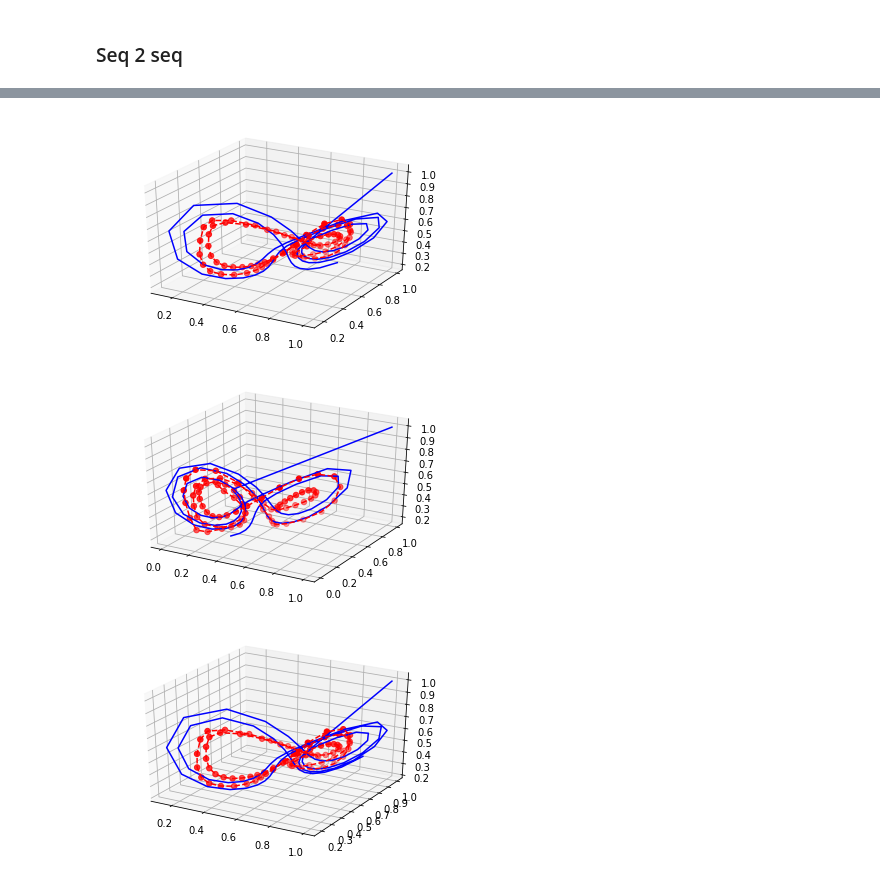
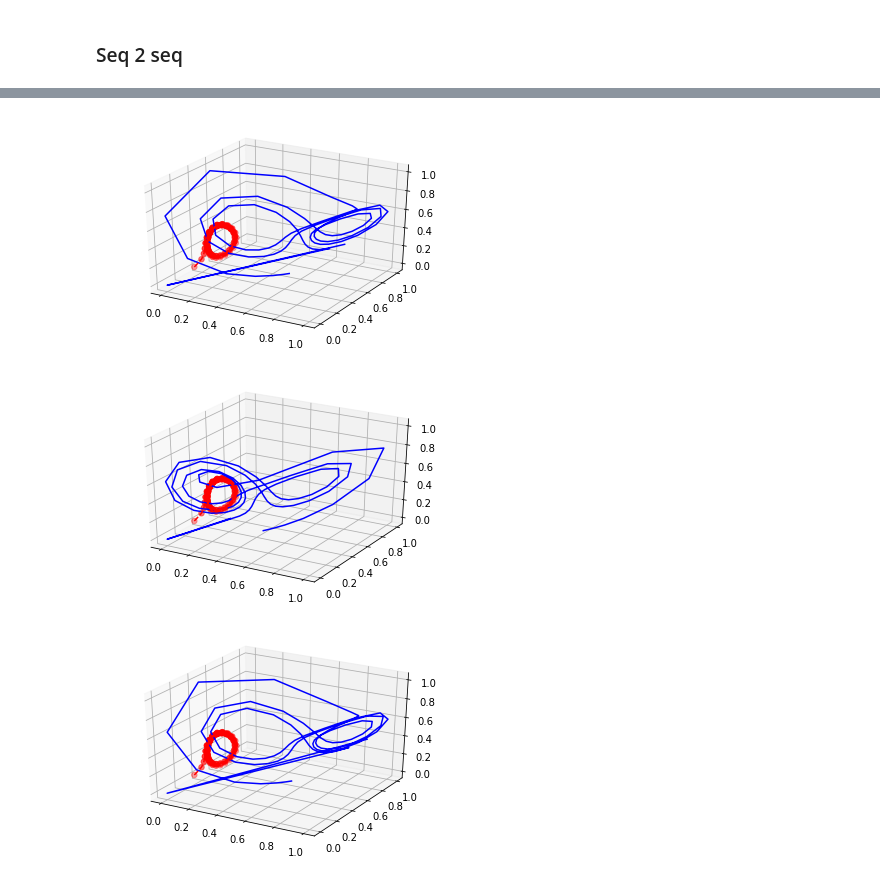
Before and after one commit to yuqirose/TensorRNN, a Jupyter notebook: experiments/test_seq2seq.ipynb, the cells around one changed output, grey strips where cells are left out. Cells and saved outputs as stored; diff of their text form; code cells hidden in the pictures.

```diff
--- a/experiments/test_seq2seq.ipynb
+++ b/experiments/test_seq2seq.ipynb
@@ -227,26 +187,25 @@ numpy.save("./result/lstm_seq2seq_errprop.npy", (vals["true"], vals["pred"]))
 # %%
 %matplotlib inline
 import matplotlib.pyplot as plt
 from mpl_toolkits.mplot3d import Axes3D
 import numpy as np
 
 def plot_sample(pred, true, sample_id):
     fig = plt.figure()
     ax = fig.gca(projection='3d')
     ax.plot(true[sample_id, :,0], true[sample_id,:,1], true[sample_id, :,2], 'b')
     ax.scatter(pred[sample_id,:,0], pred[sample_id, :,1], pred[sample_id, :,2], c='r', s=30)
     ax.plot(pred[sample_id, :,0], pred[sample_id,:,1], pred[sample_id, :,2], 'r--')
-test_vals = vals
 pred = test_vals['pred']
 true = test_vals['true']
 plot_sample(pred, true,1)
 plot_sample(pred, true,3)
 plot_sample(pred, true,7)
 # np.save('../experiments/result/trnn_10_err.npy',test_vals)
 # %% [output]
-[figure, old version]
+[figure, new version]
-[figure, old version]
+[figure, new version]
-[figure, old version]
+[figure, new version]
 # %%
 import numpy as np
 true, pred = np.load('./result/trnn_seq2seq.npy')
```
Also changed, not shown: parts of 4 cells of this notebook, 4 other files.
